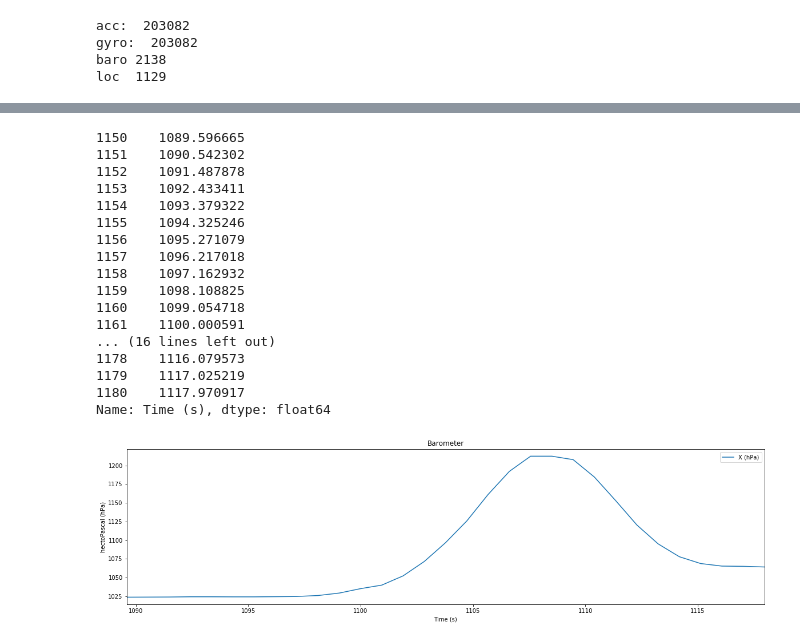
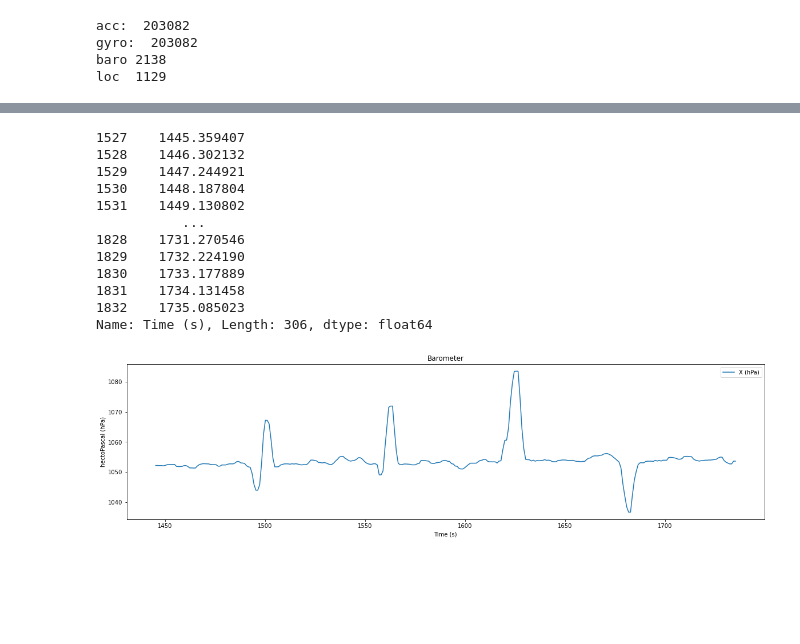
Before and after one commit to rohanzonneveld/ML4QS, a Jupyter notebook: Assignment/Exploration.ipynb, the cells around one changed output, grey strips where cells are left out. Saved outputs shown, nothing was run; the diff lists cells and outputs as text; code cells hidden in the pictures; blank space fills up the shorter version.

```diff
--- a/Assignment/Exploration.ipynb
+++ b/Assignment/Exploration.ipynb
@@ -39,28 +39,23 @@ Name: Time (s), dtype: float64
 # %%
-_baro = baro.loc[1150:1180]
+_baro = baro.loc[1527:1832]
 baroplot = _baro.plot(x='Time (s)', title="Barometer", figsize=(20, 5))
 baroplot.set_ylabel("hectoPascal (hPa)")
 
 _baro['Time (s)']
 # The start of the first swimming technique is identified at index 814 which represents the 771 second of the data
 # %% [output]
-1150    1089.596665
-1151    1090.542302
-1152    1091.487878
-1153    1092.433411
-1154    1093.379322
-1155    1094.325246
-1156    1095.271079
-1157    1096.217018
-1158    1097.162932
-1159    1098.108825
-1160    1099.054718
-1161    1100.000591
-... (16 lines left out)
-1178    1116.079573
-1179    1117.025219
-1180    1117.970917
-Name: Time (s), dtype: float64
+1527    1445.359407
+1528    1446.302132
+1529    1447.244921
+1530    1448.187804
+1531    1449.130802
+           ...
+1828    1731.270546
+1829    1732.224190
+1830    1733.177889
+1831    1734.131458
+1832    1735.085023
+Name: Time (s), Length: 306, dtype: float64
-[figure, old version]
+[figure, new version]
 # %%
 # plot gyroscope data
```
Also changed, not shown: parts of 3 cells of this notebook.
